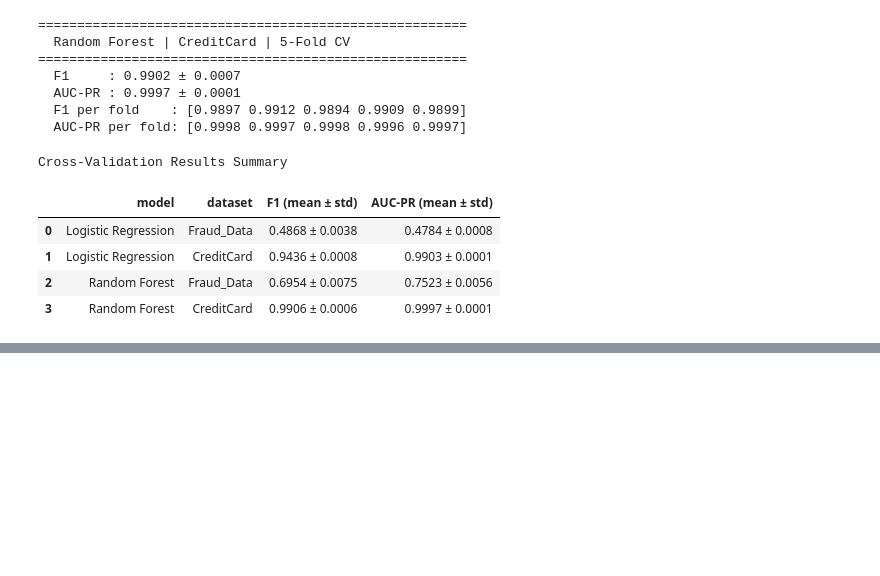
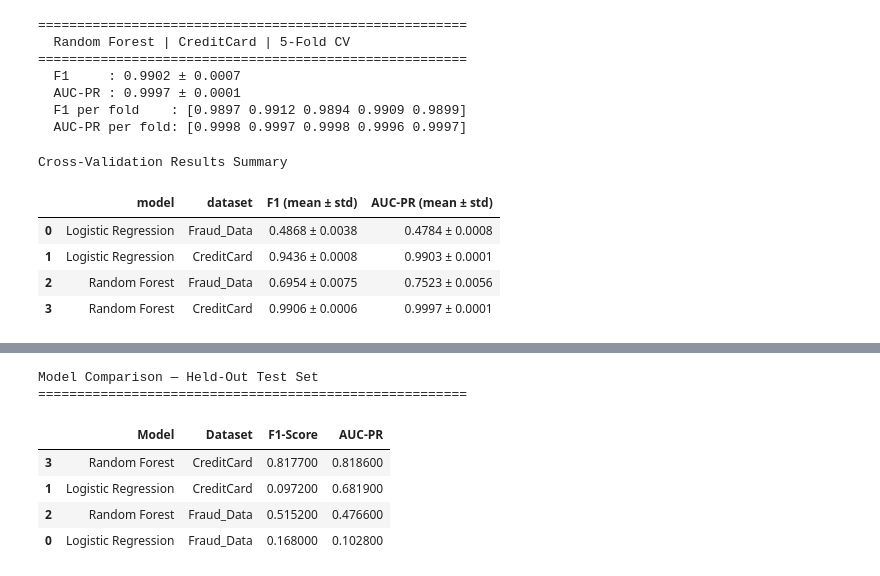
Before and after one commit to Redeat-Birhane/fraud-detection, a Jupyter notebook: notebooks/modeling.ipynb, the cells around one changed output, grey strips where cells are left out. Saved outputs shown, nothing was run; the diff lists cells and outputs as text; code cells hidden in the pictures; blank space fills up the shorter version.

```diff
--- a/notebooks/modeling.ipynb
+++ b/notebooks/modeling.ipynb
@@ -578,0 +609,21 @@ Cross-Validation Results Summary
+# %%
+# --- 6.1 Comparison Table ---
+results_df = pd.DataFrame(results)
+results_df.columns = ['Model', 'Dataset', 'F1-Score', 'AUC-PR']
+results_df = results_df.sort_values(['Dataset', 'AUC-PR'], ascending=[True, False])
+
+print('\nModel Comparison — Held-Out Test Set')
+print('='*55)
+display(
+    results_df.style.highlight_max(
+        subset=['F1-Score', 'AUC-PR'], color='lightgreen', axis=0
+    )
+)
+# %% [output]
+Model Comparison — Held-Out Test Set
+=======================================================
+|  | Model | Dataset | F1-Score | AUC-PR |
+| 3 | Random Forest | CreditCard | 0.817700 | 0.818600 |
+| 1 | Logistic Regression | CreditCard | 0.097200 | 0.681900 |
+| 2 | Random Forest | Fraud_Data | 0.515200 | 0.476600 |
+| 0 | Logistic Regression | Fraud_Data | 0.168000 | 0.102800 |
```
Also changed, not shown: parts of 3 cells of this notebook.
